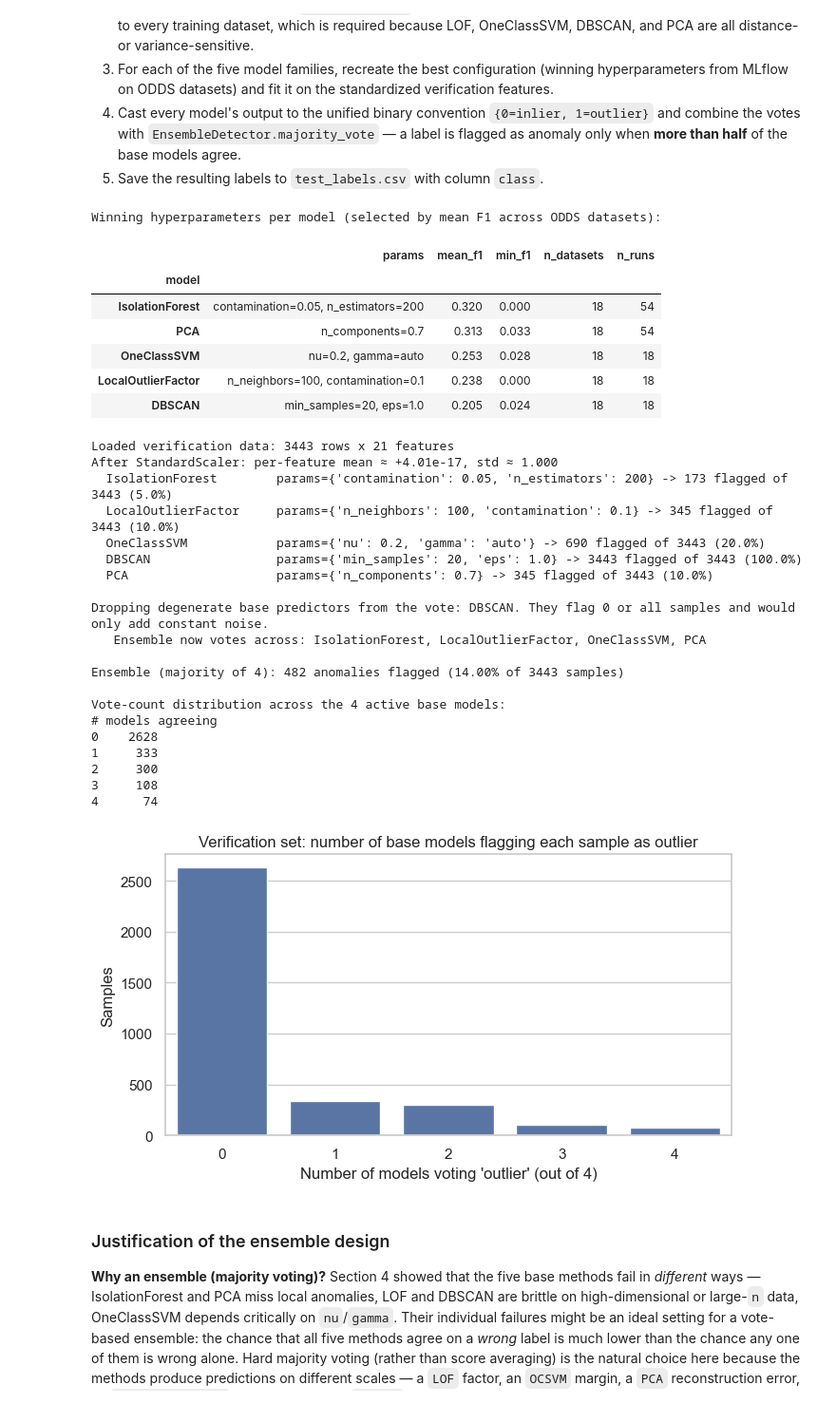
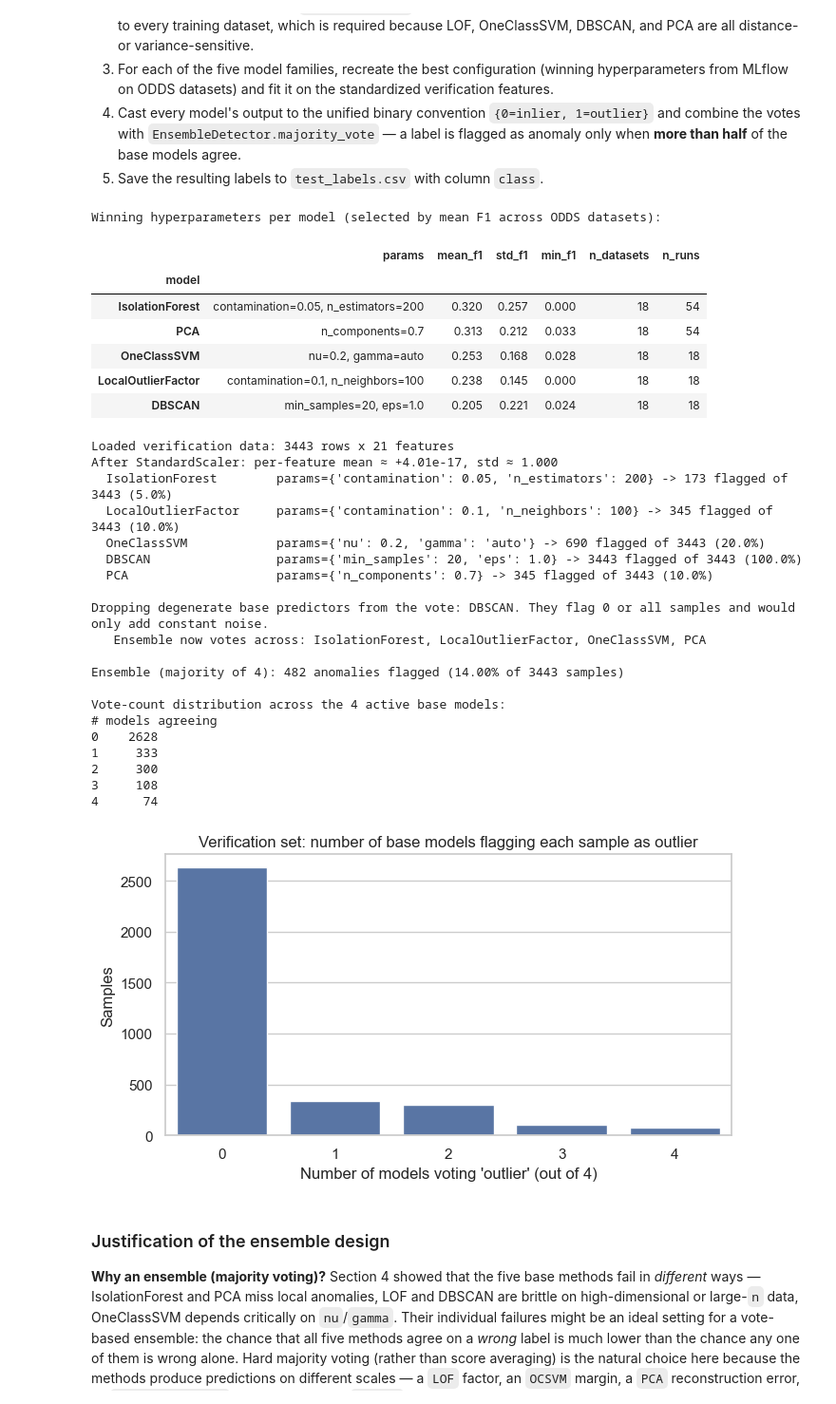
Before and after one commit to FlorekPawel/anomaly-detection, a Jupyter notebook: notebooks/analysis.ipynb, the cells around one changed output. Shown at 95% size. Drawn from its saved outputs; the diff is of its cells as text; code cells hidden in the pictures.

```diff
--- a/notebooks/analysis.ipynb
+++ b/notebooks/analysis.ipynb
@@ -1008,7 +1018,7 @@ def _aggregate_best_params_per_model(
     df = df.dropna(subset=[metric])
     if df.empty:
         return pd.DataFrame(
-            columns=["model_key", "params", "mean_f1", "min_f1", "n_runs", "n_datasets"]
+            columns=["model_key", "params", "mean_f1", "std_f1", "min_f1", "n_runs", "n_datasets"]
         )
 
     param_cols = [c for c in df.columns if c.startswith("params.") and c != seed_param]
@@ -1018,6 +1028,7 @@ def _aggregate_best_params_per_model(
 
     grouped = df.groupby(["model_key", "_params_key"], as_index=False).agg(
         mean_f1=(metric, "mean"),
+        std_f1=(metric, "std"),
         min_f1=(metric, "min"),
         n_runs=(metric, "size"),
         n_datasets=("dataset", pd.Series.nunique),
@@ -1054,6 +1065,7 @@ def _aggregate_best_params_per_model(
                 "model_key": row["model_key"],
                 "params": params,
                 "mean_f1": row["mean_f1"],
+                "std_f1": row["std_f1"],
                 "min_f1": row["min_f1"],
                 "n_runs": int(row["n_runs"]),
                 "n_datasets": int(row["n_datasets"]),
@@ -1073,13 +1085,14 @@ best_params = {row["model_key"]: row["params"] for _, row in best_params_df.iter
 best_params_display = best_params_df.copy()
 best_params_display["model"] = best_params_display["model_key"].map(model_name_map)
 best_params_display["mean_f1"] = best_params_display["mean_f1"].round(3)
+best_params_display["std_f1"] = best_params_display["std_f1"].round(3)
 best_params_display["min_f1"] = best_params_display["min_f1"].round(3)
 best_params_display["params"] = best_params_display["params"].apply(
     lambda p: ", ".join(f"{k}={v}" for k, v in p.items())
 )
 best_params_display = best_params_display.set_index("model").sort_values(
     "mean_f1", ascending=False
-)[["params", "mean_f1", "min_f1", "n_datasets", "n_runs"]]
+)[["params", "mean_f1", "std_f1", "min_f1", "n_datasets", "n_runs"]]
 print("Winning hyperparameters per model (selected by mean F1 across ODDS datasets):")
 display(best_params_display)
 
@@ -1175,44 +1188,44 @@ vote_counts = vote_matrix.sum(axis=0)
 n_voters = len(ensemble_used)
 print(
     f"\nEnsemble (majority of {n_voters}): "
     f"{int(final_labels.sum())} anomalies flagged "
     f"({final_labels.mean() * 100:.2f}% of {len(final_labels)} samples)"
 )
 
 vote_dist = (
     pd.Series(vote_counts)
     .value_counts()
     .sort_index()
     .rename_axis("# models agreeing")
     .rename("samples")
 )
 print(f"\nVote-count distribution across the {n_voters} active base models:")
 print(vote_dist.to_string())
 
 output_path = Path("test_labels.csv")
 pd.DataFrame({"class": final_labels.astype(int)}).to_csv(output_path, index=False)
 
 plt.figure(figsize=(7, 4))
 sns.countplot(x=vote_counts, color="#4c72b0")
 plt.title("Verification set: number of base models flagging each sample as outlier")
 plt.xlabel(f"Number of models voting 'outlier' (out of {n_voters})")
 plt.ylabel("Samples")
 plt.tight_layout()
 plt.savefig(plots_dir / "verification_vote_distribution.png", dpi=300)
 plt.show()
 # %% [output]
 Winning hyperparameters per model (selected by mean F1 across ODDS datasets):
-|  | params | mean_f1 | min_f1 | n_datasets | n_runs |
-| model |  |  |  |  |  |
-| IsolationForest | contamination=0.05, n_estimators=200 | 0.320 | 0.000 | 18 | 54 |
-| PCA | n_components=0.7 | 0.313 | 0.033 | 18 | 54 |
-| OneClassSVM | nu=0.2, gamma=auto | 0.253 | 0.028 | 18 | 18 |
-| LocalOutlierFactor | n_neighbors=100, contamination=0.1 | 0.238 | 0.000 | 18 | 18 |
-| DBSCAN | min_samples=20, eps=1.0 | 0.205 | 0.024 | 18 | 18 |
+|  | params | mean_f1 | std_f1 | min_f1 | n_datasets | n_runs |
+| model |  |  |  |  |  |  |
+| IsolationForest | contamination=0.05, n_estimators=200 | 0.320 | 0.257 | 0.000 | 18 | 54 |
+| PCA | n_components=0.7 | 0.313 | 0.212 | 0.033 | 18 | 54 |
+| OneClassSVM | nu=0.2, gamma=auto | 0.253 | 0.168 | 0.028 | 18 | 18 |
+| LocalOutlierFactor | contamination=0.1, n_neighbors=100 | 0.238 | 0.145 | 0.000 | 18 | 18 |
+| DBSCAN | min_samples=20, eps=1.0 | 0.205 | 0.221 | 0.024 | 18 | 18 |
 Loaded verification data: 3443 rows x 21 features
 After StandardScaler: per-feature mean ≈ +4.01e-17, std ≈ 1.000
   IsolationForest        params={'contamination': 0.05, 'n_estimators': 200} -> 173 flagged of 3443 (5.0%)
-  LocalOutlierFactor     params={'n_neighbors': 100, 'contamination': 0.1} -> 345 flagged of 3443 (10.0%)
+  LocalOutlierFactor     params={'contamination': 0.1, 'n_neighbors': 100} -> 345 flagged of 3443 (10.0%)
   OneClassSVM            params={'nu': 0.2, 'gamma': 'auto'} -> 690 flagged of 3443 (20.0%)
   DBSCAN                 params={'min_samples': 20, 'eps': 1.0} -> 3443 flagged of 3443 (100.0%)
   PCA                    params={'n_components': 0.7} -> 345 flagged of 3443 (10.0%)
```
Also changed, not shown: parts of 12 cells of this notebook, 2 other files.
